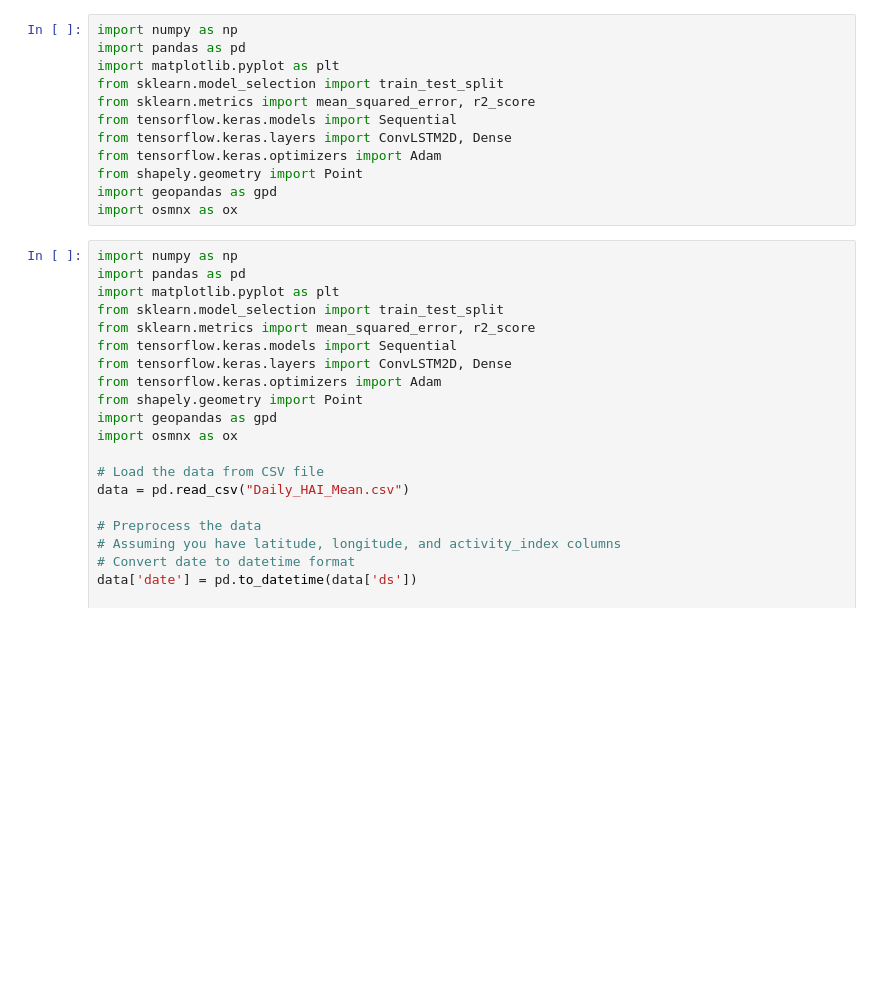
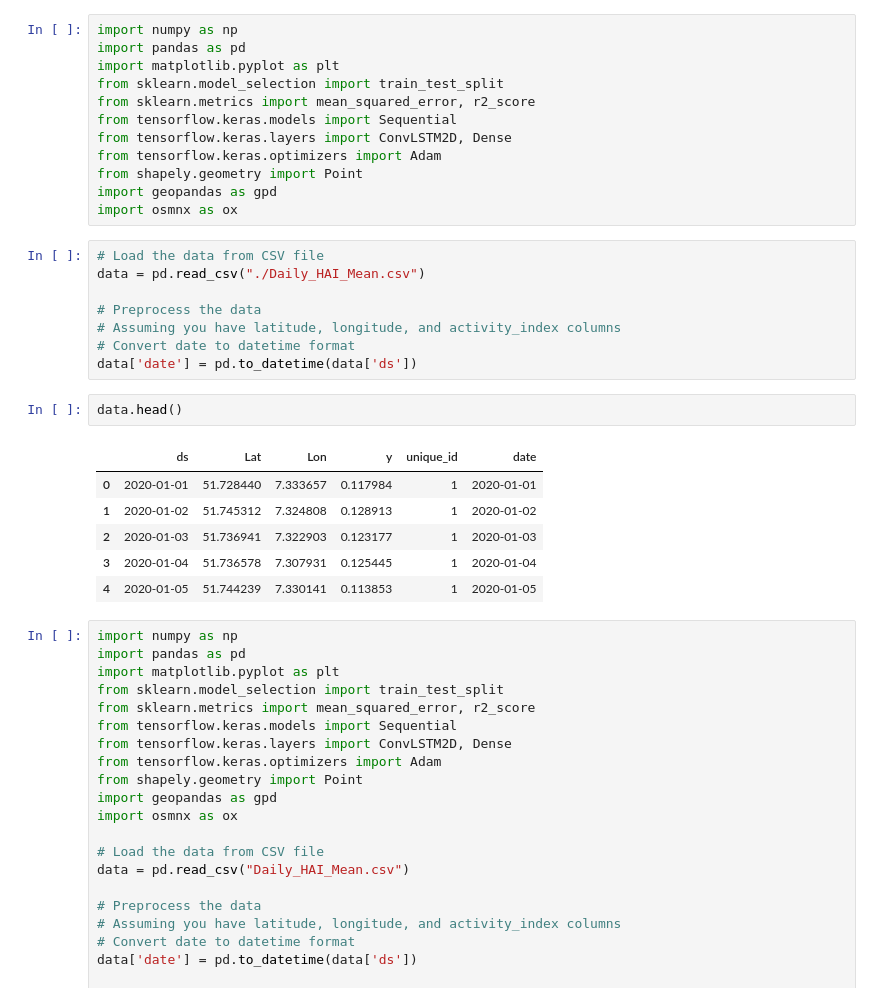
Before and after one commit to janakparajuli/ConvLSTM, a Jupyter notebook: ConvLSTM.ipynb, the cells around one changed output. Drawn from its saved outputs; the diff is of its cells as text; blank space fills up the shorter version.

```diff
--- a/ConvLSTM.ipynb
+++ b/ConvLSTM.ipynb
@@ -320,6 +320,23 @@ from tensorflow.keras.optimizers import Adam
 from shapely.geometry import Point
 import geopandas as gpd
 import osmnx as ox
+# %%
+# Load the data from CSV file
+data = pd.read_csv("./Daily_HAI_Mean.csv")
+
+# Preprocess the data
+# Assuming you have latitude, longitude, and activity_index columns
+# Convert date to datetime format
+data['date'] = pd.to_datetime(data['ds'])
+# %%
+data.head()
+# %% [output]
+|  | ds | Lat | Lon | y | unique_id | date |
+| 0 | 2020-01-01 | 51.728440 | 7.333657 | 0.117984 | 1 | 2020-01-01 |
+| 1 | 2020-01-02 | 51.745312 | 7.324808 | 0.128913 | 1 | 2020-01-02 |
+| 2 | 2020-01-03 | 51.736941 | 7.322903 | 0.123177 | 1 | 2020-01-03 |
+| 3 | 2020-01-04 | 51.736578 | 7.307931 | 0.125445 | 1 | 2020-01-04 |
+| 4 | 2020-01-05 | 51.744239 | 7.330141 | 0.113853 | 1 | 2020-01-05 |
 # %%
 import numpy as np
 import pandas as pd
```
